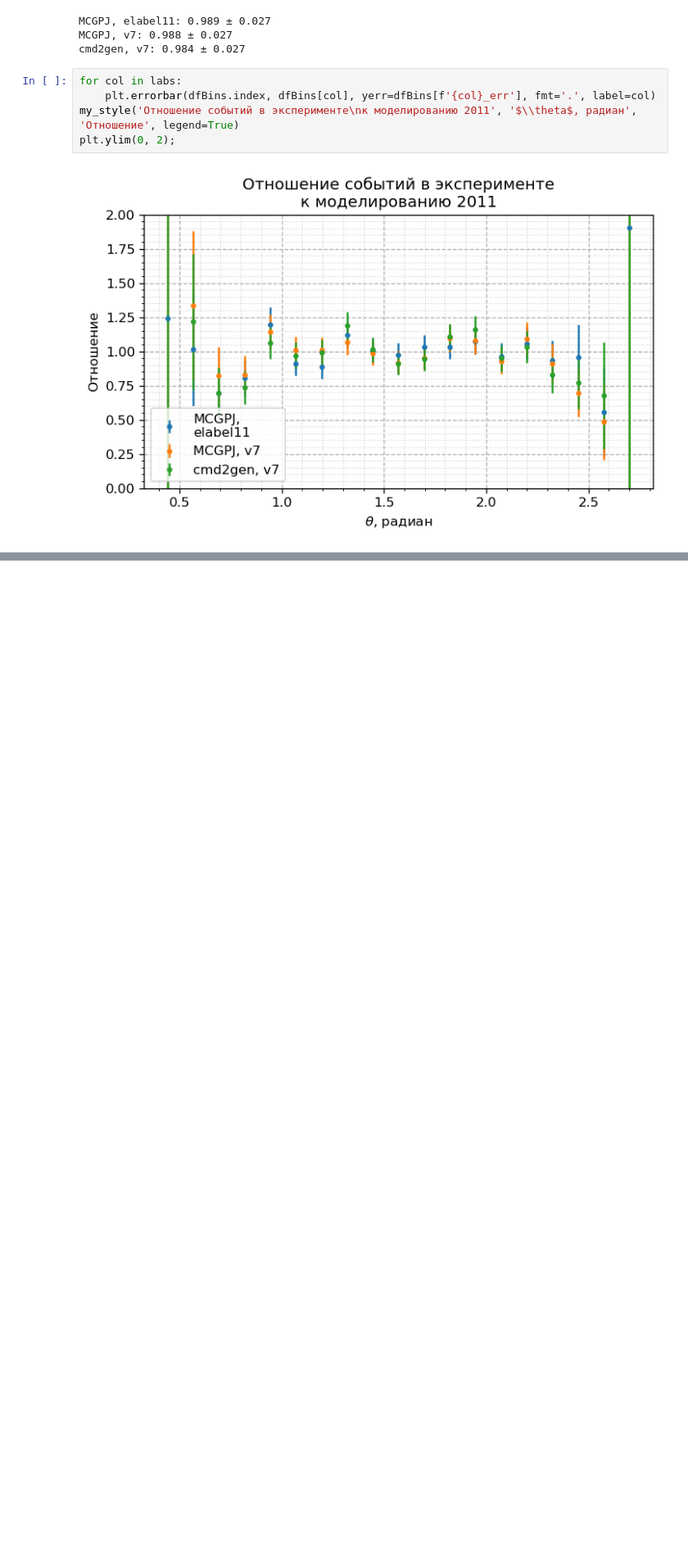
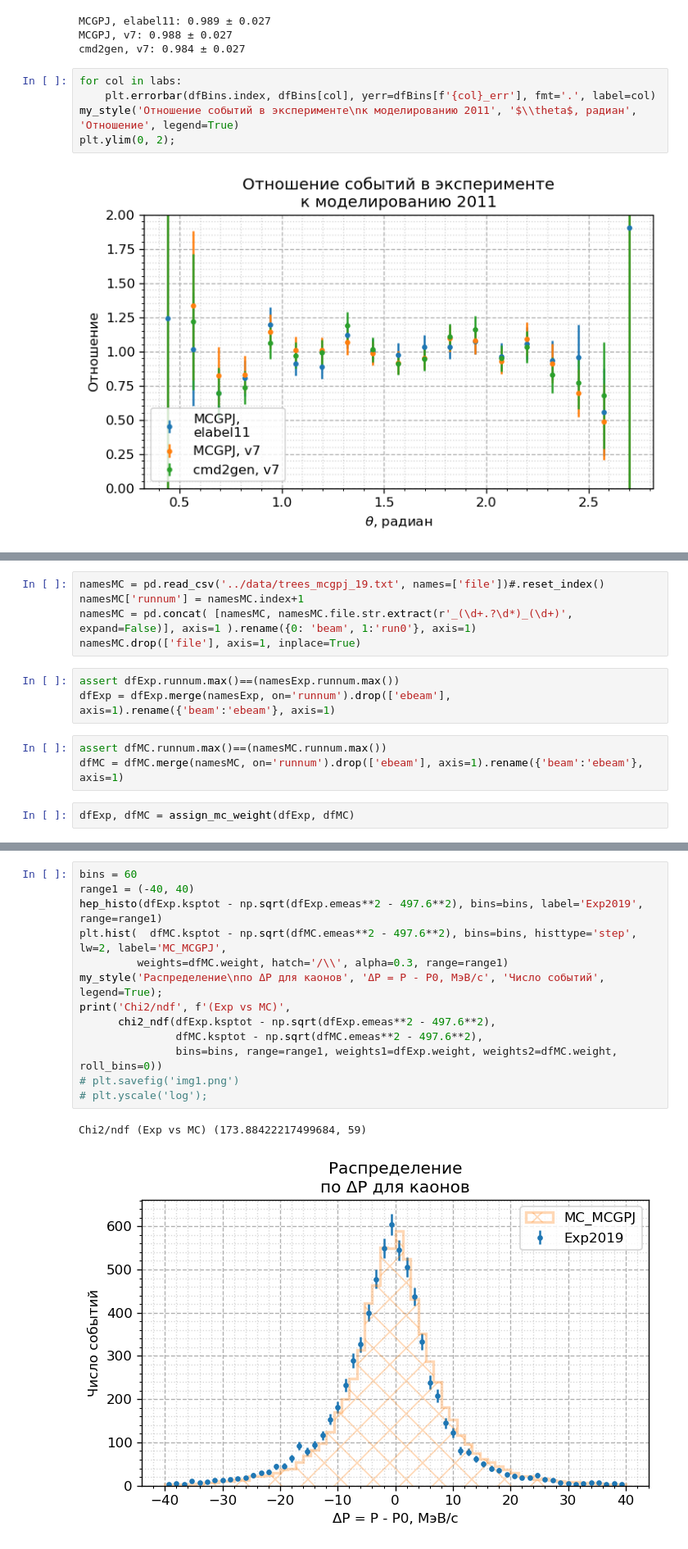
Before and after one commit to nikita-p/kskl20, a Jupyter notebook: notebooks/01. AnglesNote.ipynb, the cells around one changed output, grey strips where cells are left out. Shown at 82% size. Saved outputs shown, nothing was run; the diff lists cells and outputs as text; blank space fills up the shorter version.

```diff
--- a/notebooks/01. AnglesNote.ipynb
+++ b/notebooks/01. AnglesNote.ipynb
@@ -536,0 +526,13 @@ plt.ylim(0, 2);
+# %%
+namesMC = pd.read_csv('../data/trees_mcgpj_19.txt', names=['file'])#.reset_index()
+namesMC['runnum'] = namesMC.index+1
+namesMC = pd.concat( [namesMC, namesMC.file.str.extract(r'_(\d+.?\d*)_(\d+)', expand=False)], axis=1 ).rename({0: 'beam', 1:'run0'}, axis=1)
+namesMC.drop(['file'], axis=1, inplace=True)
+# %%
+assert dfExp.runnum.max()==(namesExp.runnum.max())
+dfExp = dfExp.merge(namesExp, on='runnum').drop(['ebeam'], axis=1).rename({'beam':'ebeam'}, axis=1)
+# %%
+assert dfMC.runnum.max()==(namesMC.runnum.max())
+dfMC = dfMC.merge(namesMC, on='runnum').drop(['ebeam'], axis=1).rename({'beam':'ebeam'}, axis=1)
+# %%
+dfExp, dfMC = assign_mc_weight(dfExp, dfMC)
@@ -536,0 +560,16 @@ plt.ylim(0, 2);
+# %%
+bins = 60
+range1 = (-40, 40)
+hep_histo(dfExp.ksptot - np.sqrt(dfExp.emeas**2 - 497.6**2), bins=bins, label='Exp2019', range=range1)
+plt.hist(  dfMC.ksptot - np.sqrt(dfMC.emeas**2 - 497.6**2), bins=bins, histtype='step', lw=2, label='MC_MCGPJ',
+         weights=dfMC.weight, hatch='/\\', alpha=0.3, range=range1)
+my_style('Распределение\nпо ΔP для каонов', 'ΔP = P - P0, МэВ/с', 'Число событий', legend=True);
+print('Chi2/ndf', f'(Exp vs MC)',
+      chi2_ndf(dfExp.ksptot - np.sqrt(dfExp.emeas**2 - 497.6**2),
+               dfMC.ksptot - np.sqrt(dfMC.emeas**2 - 497.6**2),
+               bins=bins, range=range1, weights1=dfExp.weight, weights2=dfMC.weight, roll_bins=0))
+# plt.savefig('img1.png')
+# plt.yscale('log');
+# %% [output]
+Chi2/ndf (Exp vs MC) (173.88422217499684, 59)
+[figure, added]
```
Also changed, not shown: parts of 26 cells of this notebook, 6 other files.
